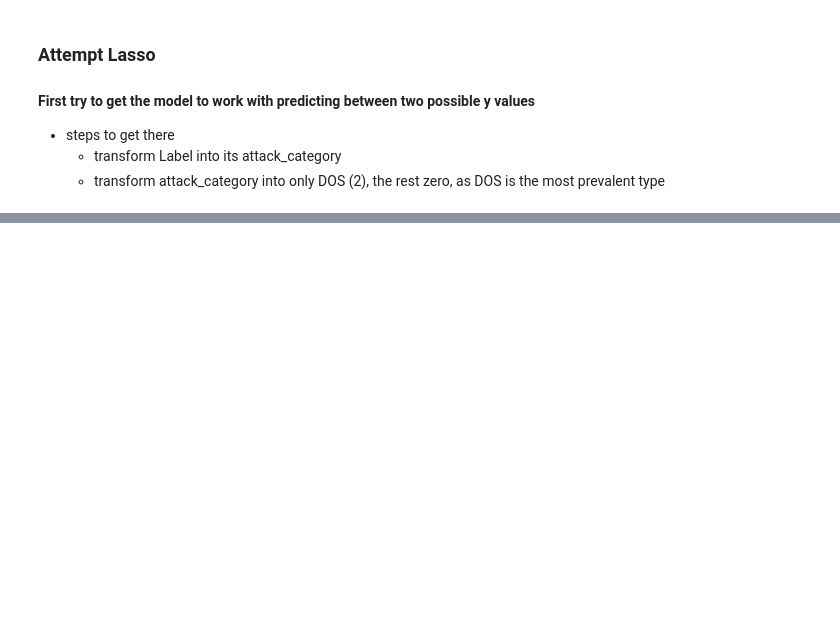
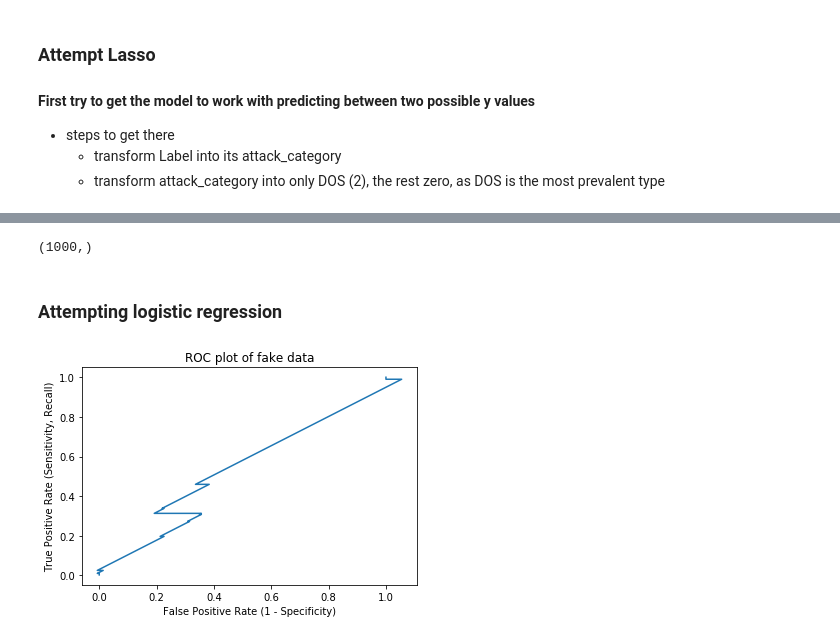
Before and after one commit to MnemoSemiotic/Analyzing-Network-Traffic_kdd99, a Jupyter notebook: Feature_Engineering_and_Modeling.ipynb, the cells around one changed output, grey strips where cells are left out. Cells and saved outputs as stored; diff of their text form; code cells hidden in the pictures; blank space fills up the shorter version.

```diff
--- a/Feature_Engineering_and_Modeling.ipynb
+++ b/Feature_Engineering_and_Modeling.ipynb
@@ -106,0 +177,37 @@ Name: attack_category, dtype: int64
+# %%
+# Split y from the data
+y_dos = df3['attack_category']
+X = df3.copy()
+del X['label']
+del X['attack_category']
+
+X = pd.get_dummies(X)
+
+
+X.shape
+y_dos.shape
+# %% [output]
+(1000,)
+# %% [markdown]
+### Attempting logistic regression
+# %%
+from sklearn.datasets import make_classification
+from sklearn.linear_model import LogisticRegression
+import matplotlib.pyplot as plt
+from sklearn.model_selection import train_test_split
+
+X_train, X_test, y_train, y_test = train_test_split(X, y_dos)
+
+model = LogisticRegression(penalty='l2', class_weight='balanced')
+model.fit(X_train, y_train)
+probabilities = model.predict_proba(X_test)[:, 1]
+
+tpr, fpr, thresholds = roc.roc_curve(probabilities, y_test)
+
+plt.plot(fpr, tpr)
+plt.xlabel("False Positive Rate (1 - Specificity)")
+plt.ylabel("True Positive Rate (Sensitivity, Recall)")
+plt.title("ROC plot of fake data")
+plt.show()
+# %% [output]
+[figure, added]
```
Also changed, not shown: parts of 14 cells of this notebook, 2 other files.
